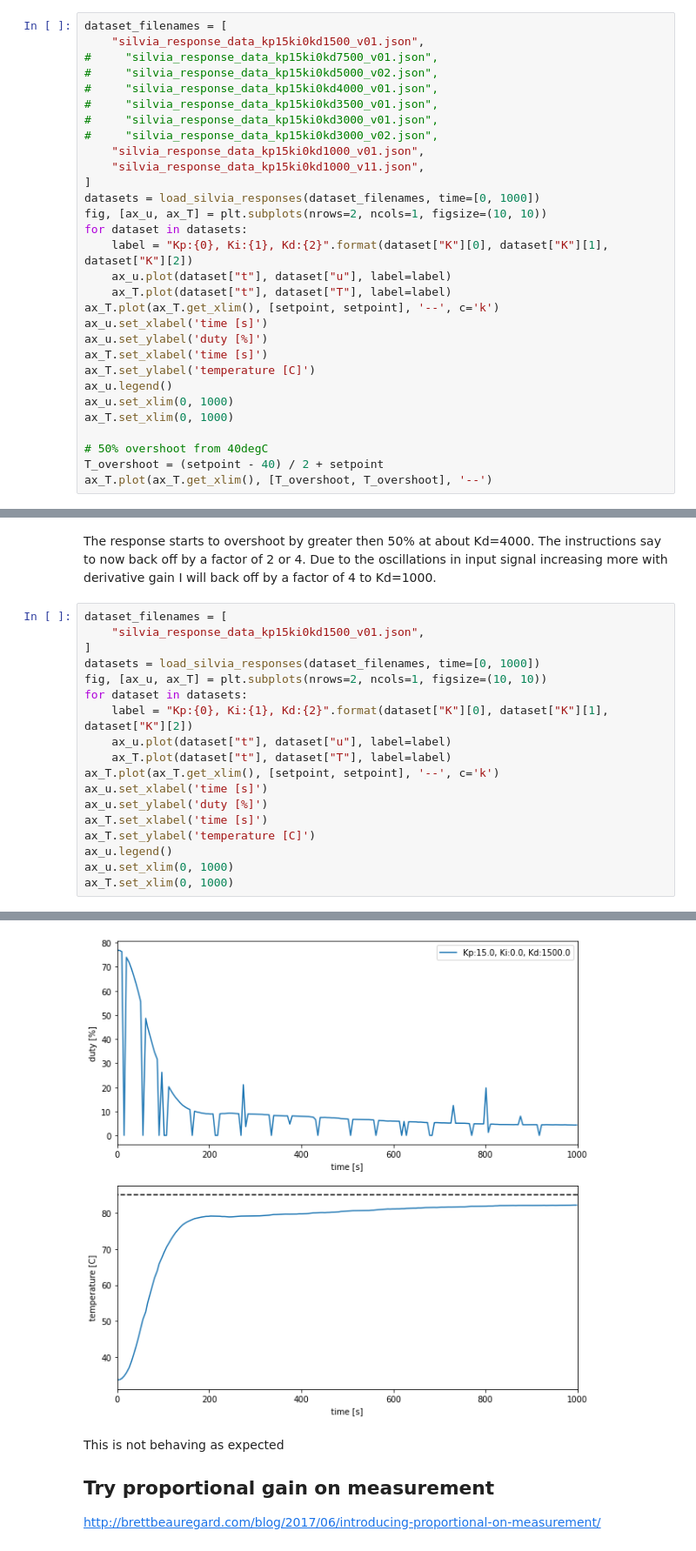
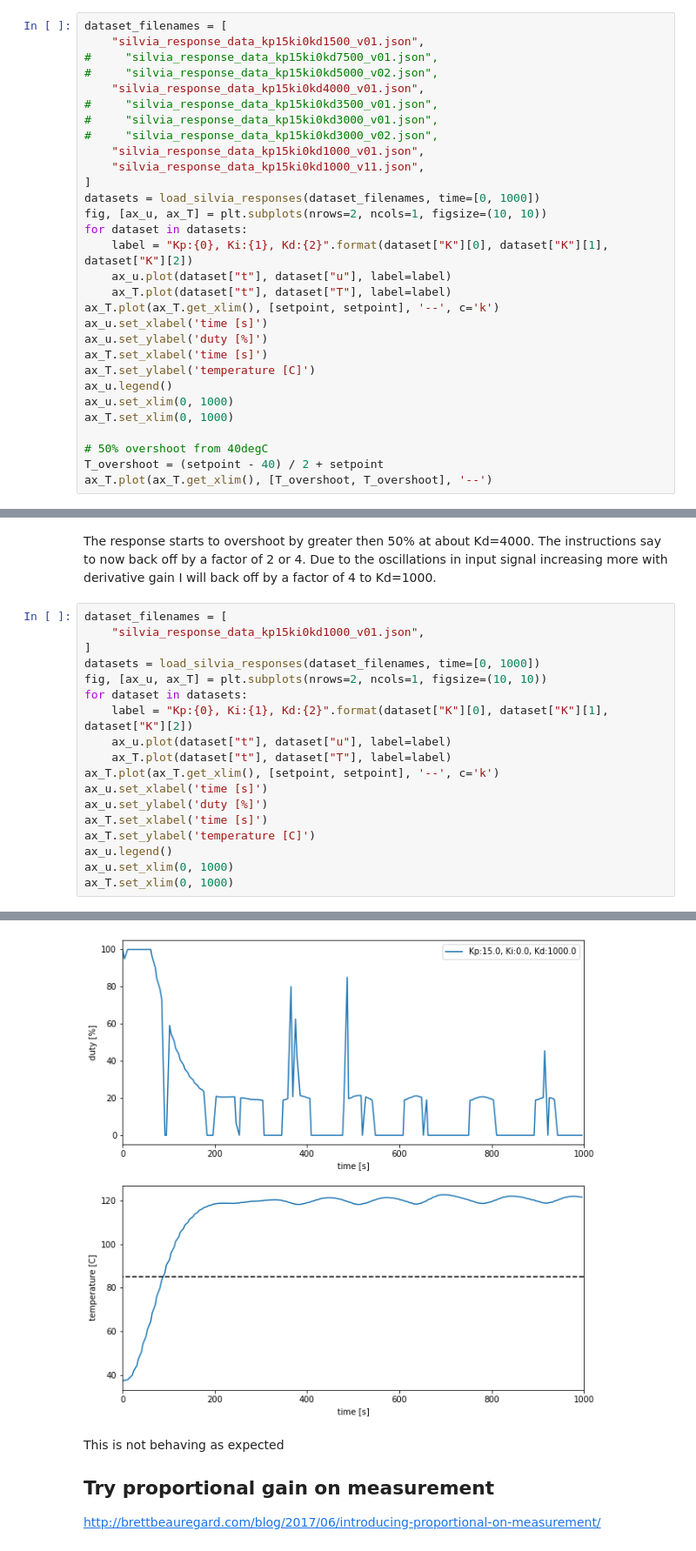
Before and after one commit to willhunt/silvia, a Jupyter notebook: docs/docs/control/assets/silvia_manual_tuning.ipynb, the cells around one changed output, grey strips where cells are left out. Shown at 87% size. Cells and saved outputs as stored; diff of their text form.

```diff
--- a/docs/docs/control/assets/silvia_manual_tuning.ipynb
+++ b/docs/docs/control/assets/silvia_manual_tuning.ipynb
@@ -584,7 +584,7 @@ dataset_filenames = [
     "silvia_response_data_kp15ki0kd1500_v01.json",
 #     "silvia_response_data_kp15ki0kd7500_v01.json",
 #     "silvia_response_data_kp15ki0kd5000_v02.json",
-#     "silvia_response_data_kp15ki0kd4000_v01.json",
+    "silvia_response_data_kp15ki0kd4000_v01.json",
 #     "silvia_response_data_kp15ki0kd3500_v01.json",
 #     "silvia_response_data_kp15ki0kd3000_v01.json",
 #     "silvia_response_data_kp15ki0kd3000_v02.json",
@@ -618,25 +618,25 @@ The instructions say to now back off by a factor of 2 or 4.
 Due to the oscillations in input signal increasing more with derivative gain I will back off by a factor of 4 to Kd=1000.
 # %%
 dataset_filenames = [
-    "silvia_response_data_kp15ki0kd1500_v01.json",
+    "silvia_response_data_kp15ki0kd1000_v01.json",
 ]
 datasets = load_silvia_responses(dataset_filenames, time=[0, 1000])
 fig, [ax_u, ax_T] = plt.subplots(nrows=2, ncols=1, figsize=(10, 10))
 for dataset in datasets:
     label = "Kp:{0}, Ki:{1}, Kd:{2}".format(dataset["K"][0], dataset["K"][1], dataset["K"][2])
     ax_u.plot(dataset["t"], dataset["u"], label=label)
     ax_T.plot(dataset["t"], dataset["T"], label=label)
 ax_T.plot(ax_T.get_xlim(), [setpoint, setpoint], '--', c='k')
 ax_u.set_xlabel('time [s]')
 ax_u.set_ylabel('duty [%]')
 ax_T.set_xlabel('time [s]')
 ax_T.set_ylabel('temperature [C]')
 ax_u.legend()
 ax_u.set_xlim(0, 1000)
 ax_T.set_xlim(0, 1000)
 # %% [output]
 (0.0, 1000.0)
-[figure, old version]
+[figure, new version]
 # %% [markdown]
 This is not behaving as expected
 
```
Also changed, not shown: parts of 5 cells of this notebook, 9 other files.
